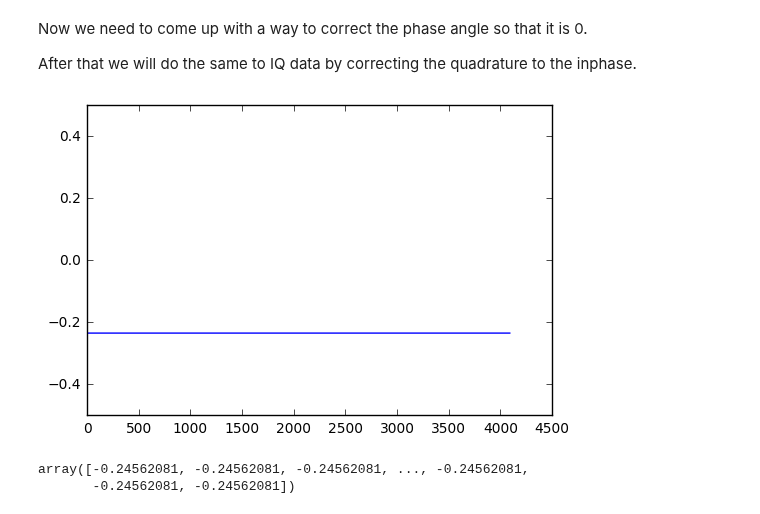
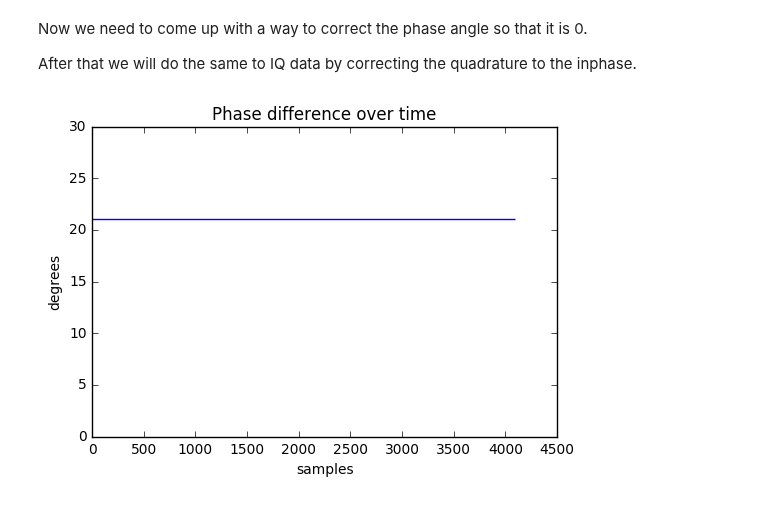
Before and after one commit to psas/gps, a Jupyter notebook: notebooks/Complex_Wave.ipynb, the cells around one changed output. Saved outputs shown, nothing was run; the diff lists cells and outputs as text; code cells hidden in the pictures.

```diff
--- a/notebooks/Complex_Wave.ipynb
+++ b/notebooks/Complex_Wave.ipynb
@@ -119,14 +119,12 @@ Now we need to come up with a way to correct the phase angle so that it is 0.
 
 After that we will do the same to IQ data by correcting the quadrature to the inphase.
 # %%
-anglevec = np.angle(np.arctan(wav / wavOffset)) #phase offset over time [rad/sample]
+anglevec = np.rad2deg(np.angle(wavOffset / wav)) #phase offset over time [rad/sample]
 plt.plot(anglevec )
-plt.ylim([-.5,.5])
+plt.ylim([0,30])
+plt.title('Phase difference over time')
+plt.xlabel('samples')
+plt.ylabel('degrees')
 plt.show()
 # %% [output]
-[figure, old version]
+[figure, new version]
-# %%
-e
-# %% [output]
-array([-0.24562081, -0.24562081, -0.24562081, ..., -0.24562081,
-       -0.24562081, -0.24562081])
```
Also changed, not shown: parts of 2 cells of this notebook.
